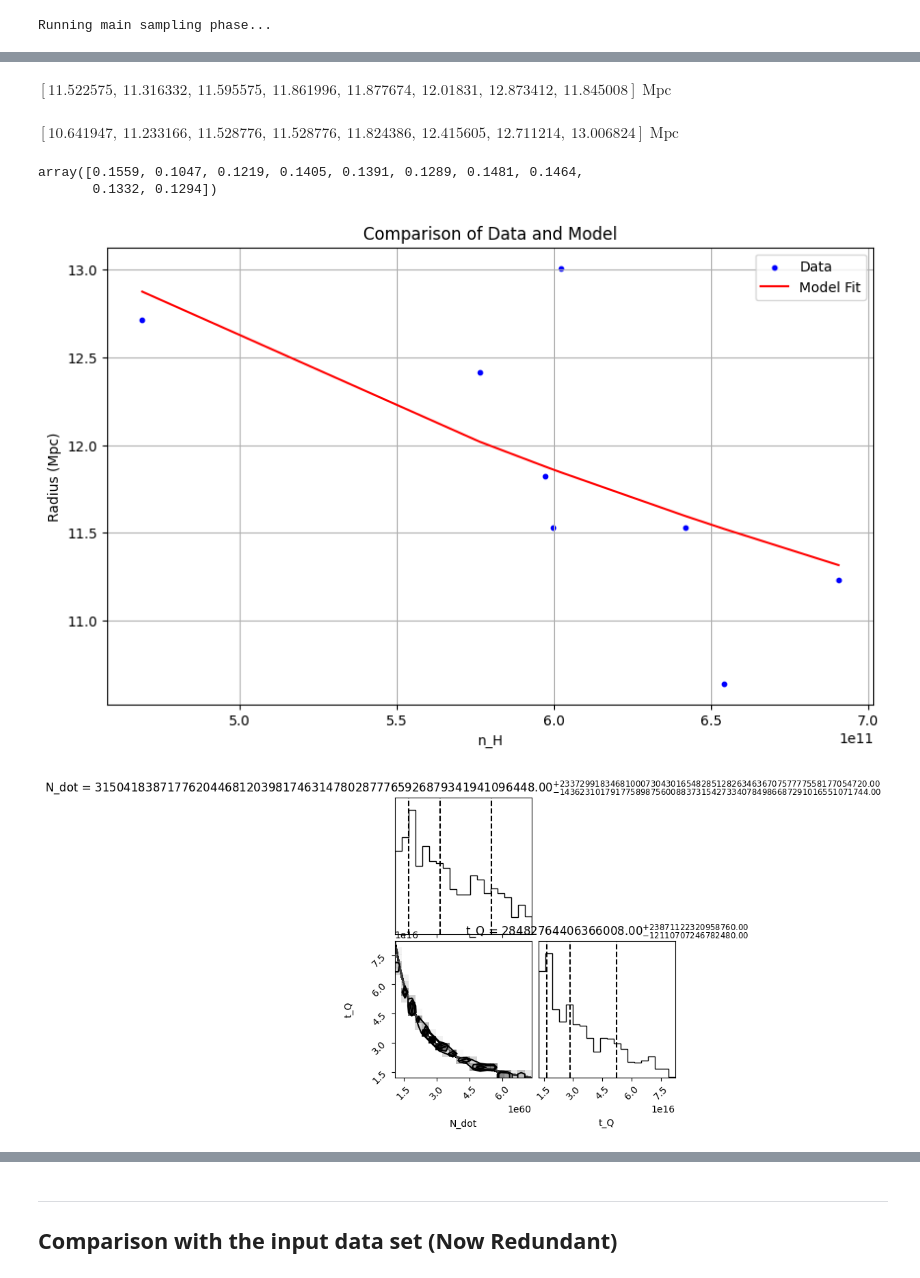
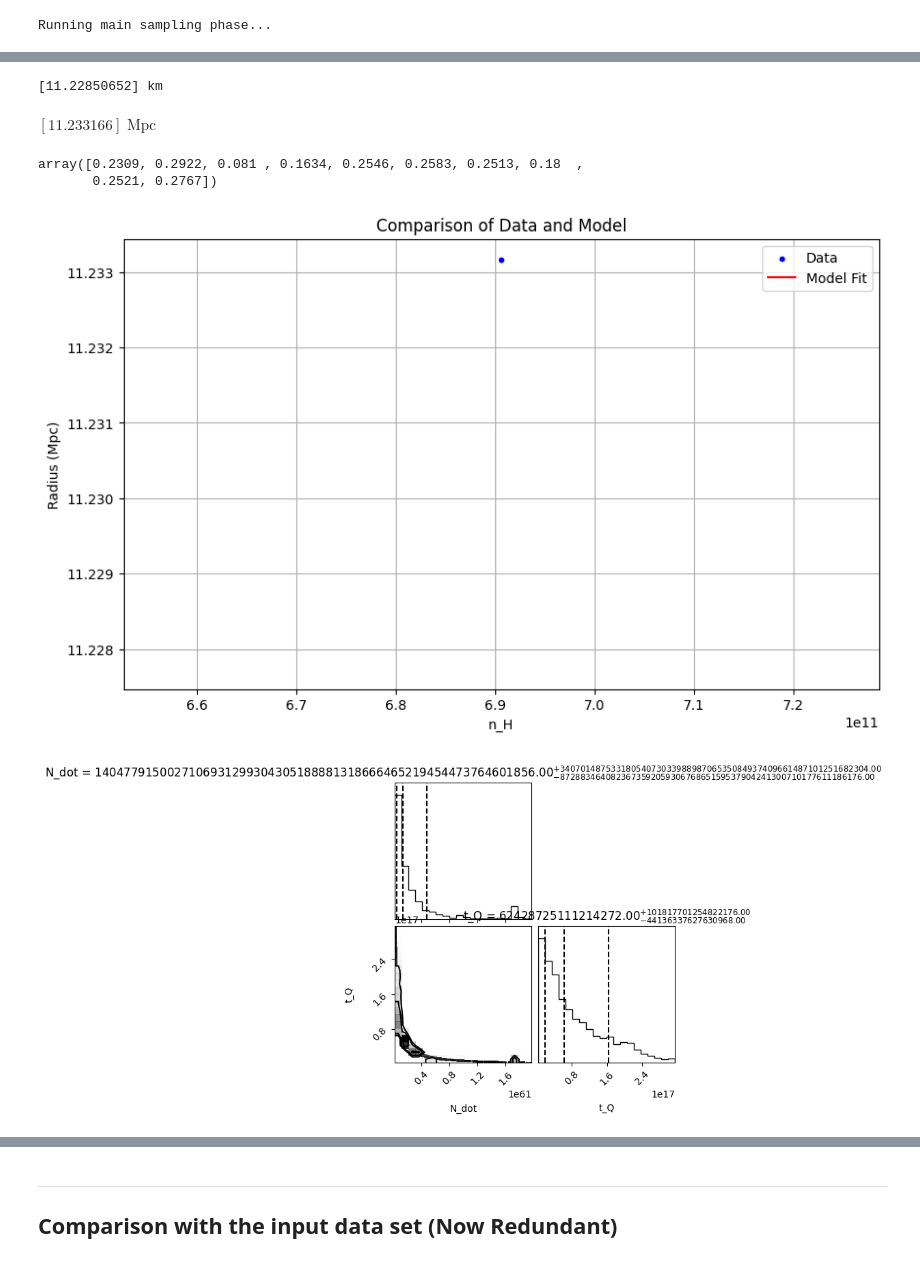
Before and after one commit to Booritth-Balaji/SZ-Quasar-CMB, a Jupyter notebook: Codes/Sampling.ipynb, the cells around one changed output, grey strips where cells are left out. Saved outputs shown, nothing was run; the diff lists cells and outputs as text; code cells hidden in the pictures.

```diff
--- a/Codes/Sampling.ipynb
+++ b/Codes/Sampling.ipynb
@@ -31,8 +32,8 @@ f_H = 0.21  # fraction of neutral hydrogen at z = 8
 
 data = pandas.read_csv('Data/u_0.0pc_noise.csv')
 
-Ang_deg = np.array(data['radius_y'])  # In arcmins
-amp = np.array(data['amp_y']) * 1e-6  # Amplitude in K
+Ang_deg = np.array([data['radius_y'][1]])  # In arcmins
+amp = np.array([data['amp_y'][1]]) * 1e-6  # Amplitude in K
 # %%
 # Importing the Flat Lambda CDM model
 
@@ -93,7 +94,7 @@ t_Q_max = t_Q_max * 3.156e7  # in s
 # %%
 # Calculating error in the diameter
 
-Ang_err = np.array([0.1] * len(Ang_deg))  # Error in determining the angular diameter in arcmins
+Ang_err = np.array([0.5] * len(Ang_deg))  # Error in determining the angular diameter in arcmins
 Radius_err = Ang_err * np.pi / (180 * 60) * D_A  # Convert angular error to actual diameter error
 # %%
 # Defining the log-likelihood function
@@ -162,18 +172,20 @@ N_dot: 1.4699569786983515e+60 ; t_Q (in years): 1935488746.617667
-# %%
-# The Radii calculated from the model using the maximum likelihood parameters
-model(theta_max, n_H).to('Mpc')
-# %% [output]
-$[11.522575,~11.316332,~11.595575,~11.861996,~11.877674,~12.01831,~12.873412,~11.845008] \; \mathrm{Mpc}$
+# %%
+# Calculating the radii using the estimated parameters
+
+med_params = np.median(samples, axis=0)  # The median of the parameters
+print(model(med_params, n_H) * 3.241e-20)  # The estimated radius in Mpc
+# %% [output]
+[11.22850652] km
 # %%
 # The radius_y values
 Radius
 # %% [output]
-$[10.641947,~11.233166,~11.528776,~11.528776,~11.824386,~12.415605,~12.711214,~13.006824] \; \mathrm{Mpc}$
+$[11.233166] \; \mathrm{Mpc}$
 # %%
 sampler.acceptance_fraction
 # %% [output]
-array([0.1559, 0.1047, 0.1219, 0.1405, 0.1391, 0.1289, 0.1481, 0.1464,
-       0.1332, 0.1294])
+array([0.2309, 0.2922, 0.081 , 0.1634, 0.2546, 0.2583, 0.2513, 0.18  ,
+       0.2521, 0.2767])
 # %%
 # Sorting the n_H and Radius arrays based on n_H for better visualization
 
@@ -185,23 +197,23 @@ model_ordered = model(theta_max, n_H_ordered).to('Mpc')
 # %%
 # Plotting the results
 
 plt.figure(figsize=(10, 6))
 plt.scatter(n_H, Radius, label='Data', color='blue', s=10)
-plt.plot(n_H_ordered, model(theta_max, n_H_ordered).to('Mpc'), label='Model Fit', color='red')
+plt.plot(n_H_ordered, model(med_params, n_H_ordered).to('Mpc'), label='Model Fit', color='red')
 plt.xlabel('n_H')
 plt.ylabel('Radius (Mpc)')
 plt.title('Comparison of Data and Model')
 plt.legend()
 plt.grid()
 plt.show()
 # %% [output]
-[figure, old version]
+[figure, new version]
 # %%
 # Plotting a corner plot of the samples along with the quantiles
 
 fig = corner.corner(samples, labels=["N_dot", "t_Q"],  quantiles=[0.16, 0.5, 0.84], show_titles=True, plot_datapoints=True)
 # %% [output]
-[figure, old version]
+[figure, new version]
 # %%
 # Plotting the variation with time of the MCMC walkers
 
```
Also changed, not shown: parts of 5 cells of this notebook.
